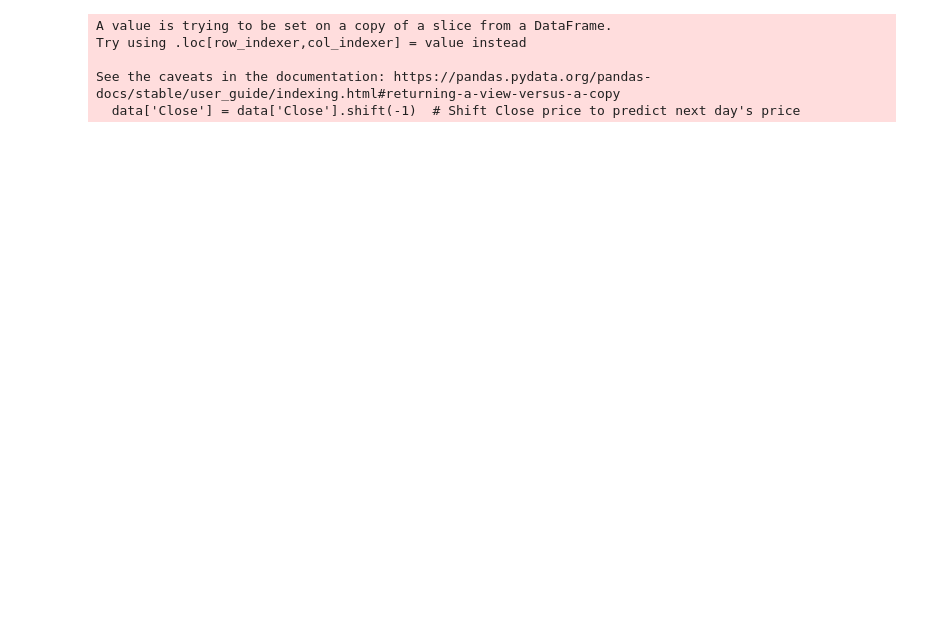
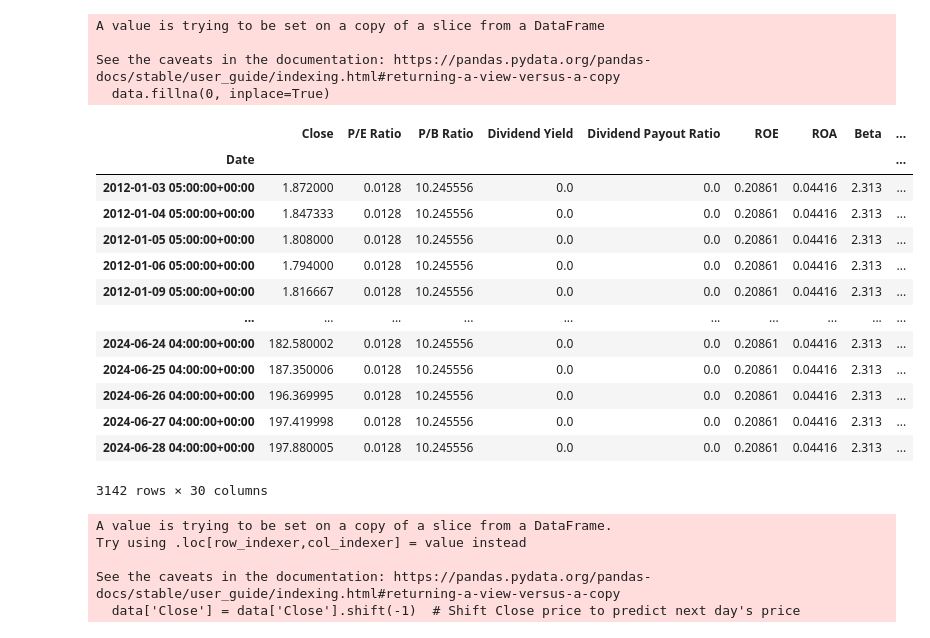
Before and after one commit to tanishhky/ArbitrageForSP500, a Jupyter notebook: claudemain copy.ipynb, the cells around one changed output. Drawn from its saved outputs; the diff is of its cells as text; code cells hidden in the pictures; blank space fills up the shorter version.

```diff
--- a/claudemain copy.ipynb
+++ b/claudemain copy.ipynb
@@ -143,3 +143,26 @@ Name: Date, dtype: datetime64[ns, UTC]
+# %%
+data=dataCSV[features]
+data.fillna(0, inplace=True)
+data
+# %% [output]
+A value is trying to be set on a copy of a slice from a DataFrame
+
+See the caveats in the documentation: https://pandas.pydata.org/pandas-docs/stable/user_guide/indexing.html#returning-a-view-versus-a-copy
+  data.fillna(0, inplace=True)
+|  | Close | P/E Ratio | P/B Ratio | Dividend Yield | Dividend Payout Ratio | ROE | ROA | Beta | ... |
+| Date |  |  |  |  |  |  |  |  | ... |
+| 2012-01-03 05:00:00+00:00 | 1.872000 | 0.0128 | 10.245556 | 0.0 | 0.0 | 0.20861 | 0.04416 | 2.313 | ... |
+| 2012-01-04 05:00:00+00:00 | 1.847333 | 0.0128 | 10.245556 | 0.0 | 0.0 | 0.20861 | 0.04416 | 2.313 | ... |
+| 2012-01-05 05:00:00+00:00 | 1.808000 | 0.0128 | 10.245556 | 0.0 | 0.0 | 0.20861 | 0.04416 | 2.313 | ... |
+| 2012-01-06 05:00:00+00:00 | 1.794000 | 0.0128 | 10.245556 | 0.0 | 0.0 | 0.20861 | 0.04416 | 2.313 | ... |
+| 2012-01-09 05:00:00+00:00 | 1.816667 | 0.0128 | 10.245556 | 0.0 | 0.0 | 0.20861 | 0.04416 | 2.313 | ... |
+| ... | ... | ... | ... | ... | ... | ... | ... | ... | ... |
+| 2024-06-24 04:00:00+00:00 | 182.580002 | 0.0128 | 10.245556 | 0.0 | 0.0 | 0.20861 | 0.04416 | 2.313 | ... |
+| 2024-06-25 04:00:00+00:00 | 187.350006 | 0.0128 | 10.245556 | 0.0 | 0.0 | 0.20861 | 0.04416 | 2.313 | ... |
+| 2024-06-26 04:00:00+00:00 | 196.369995 | 0.0128 | 10.245556 | 0.0 | 0.0 | 0.20861 | 0.04416 | 2.313 | ... |
+| 2024-06-27 04:00:00+00:00 | 197.419998 | 0.0128 | 10.245556 | 0.0 | 0.0 | 0.20861 | 0.04416 | 2.313 | ... |
+| 2024-06-28 04:00:00+00:00 | 197.880005 | 0.0128 | 10.245556 | 0.0 | 0.0 | 0.20861 | 0.04416 | 2.313 | ... |
+3142 rows × 30 columns
 # %%
 def prepare_data(data, look_back=45):
     X, y, dates = [], [], []
```
Also changed, not shown: parts of 8 cells of this notebook.
